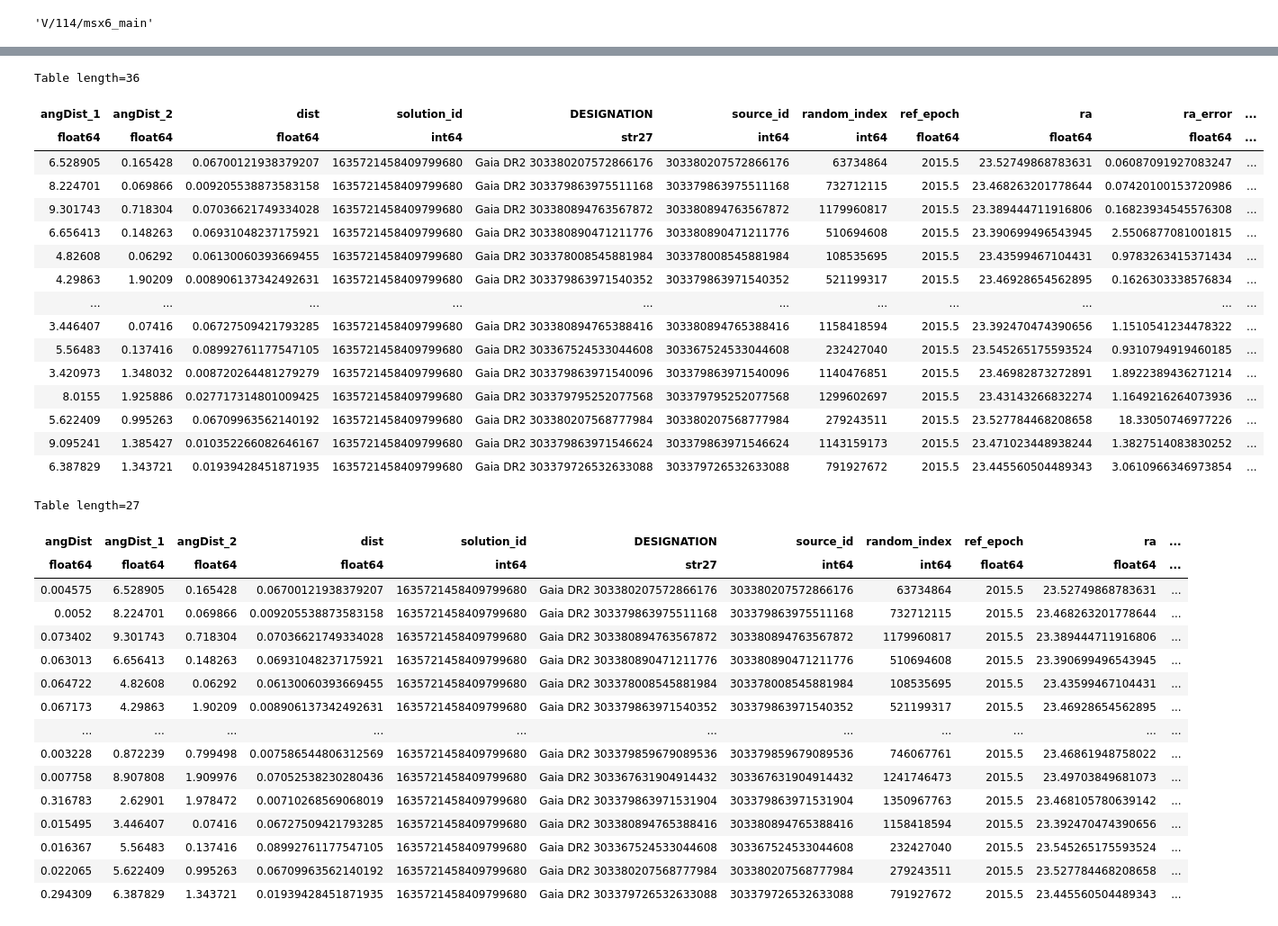
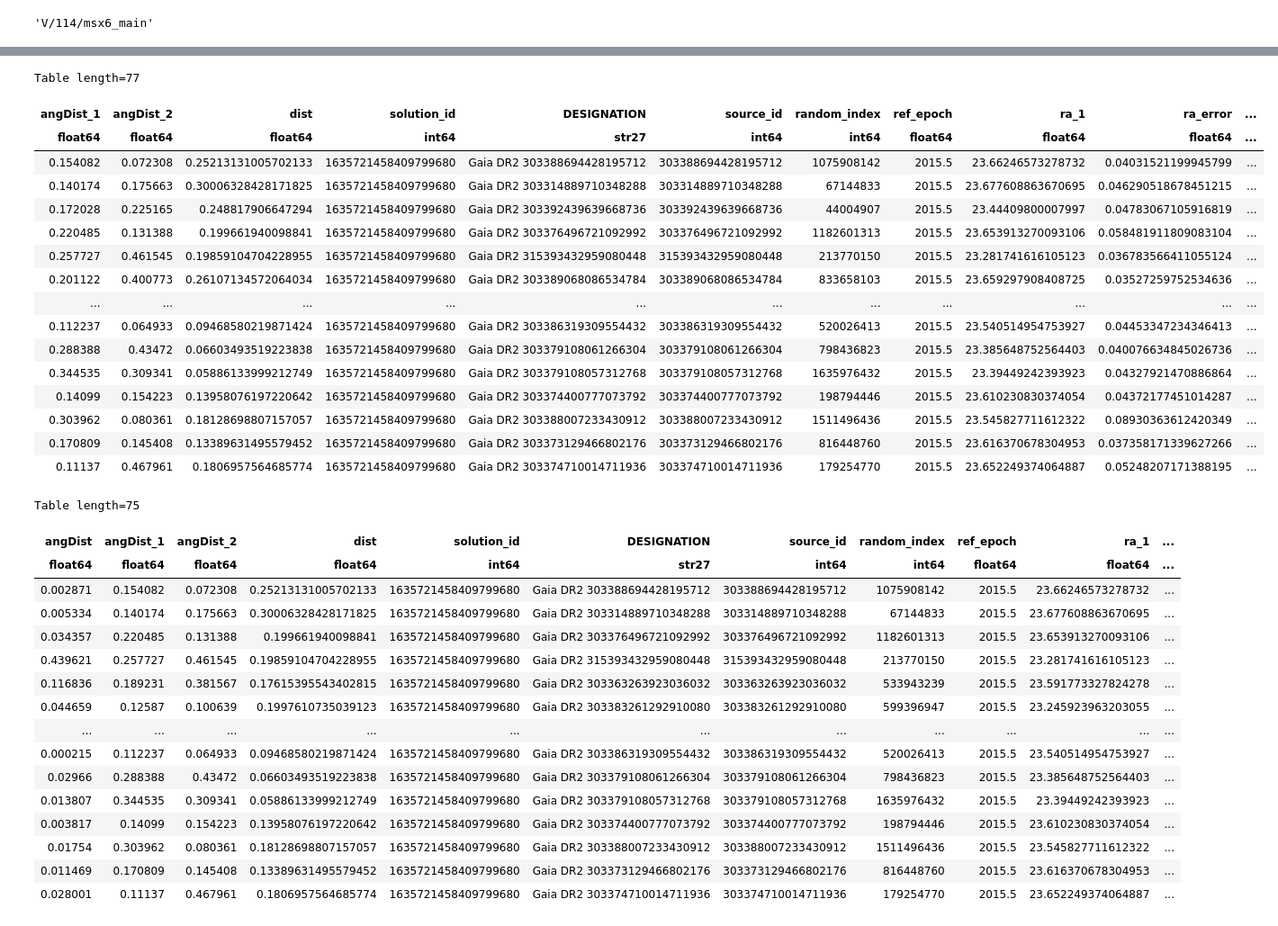
Before and after one commit to AstroTaffer/MEN-681301-OAM, a Jupyter notebook: zwicky1.ipynb, the cells around one changed output, grey strips where cells are left out. Shown at 90% size. Saved outputs shown, nothing was run; the diff lists cells and outputs as text; code cells hidden in the pictures.

```diff
--- a/zwicky1.ipynb
+++ b/zwicky1.ipynb
@@ -14,9 +14,8 @@ rcParams['mathtext.fontset'] = 'cm'
 plt.rc('axes', unicode_minus=False)
 # %%
 coord = SkyCoord("01h33m50.8965749232s +30d39m36.630403128s", frame='icrs')
-width = u.Quantity(10, u.arcmin)
-height = u.Quantity(10, u.arcmin)
-r = Gaia.query_object_async(coordinate=coord, width=width, height=height)
+width = u.Quantity(30, u.arcmin)
+r = Gaia.query_object_async(coordinate=coord, width=width, height=width)
 # %% [output]
 INFO: Query finished. [astroquery.utils.tap.core]
 # %%
@@ -91,6 +90,6 @@ cats[1]
 'V/114/msx6_main'
 # %%
 from astroquery.xmatch import XMatch
-match1 = XMatch.query(cat1=r, cat2=f'vizier:{cats[0]}', max_distance=2 * u.arcsec, colRA1='ra', colDec1='dec')
+match1 = XMatch.query(cat1=_100stars, cat2=f'vizier:{cats[0]}', max_distance=0.5 * u.arcsec, colRA1='ra', colDec1='dec')
 match1
 # %% [output]
@@ -115,44 +113,44 @@ Table length=872
 # %%
-match2 = XMatch.query(cat1=match1, cat2=f'vizier:{cats[1]}', max_distance=10 * u.arcsec, colRA1='ra', colDec1='dec')
+match2 = XMatch.query(cat1=match1, cat2=f'vizier:{cats[2]}', max_distance=0.5 * u.arcsec, colRA1='ra', colDec1='dec')
 match2
 # %% [output]
-Table length=36
+Table length=77
-| angDist_1 | angDist_2 | dist | solution_id | DESIGNATION | source_id | random_index | ref_epoch | ra | ra_error | ... |
+| angDist_1 | angDist_2 | dist | solution_id | DESIGNATION | source_id | random_index | ref_epoch | ra_1 | ra_error | ... |
 | float64 | float64 | float64 | int64 | str27 | int64 | int64 | float64 | float64 | float64 | ... |
-| 6.528905 | 0.165428 | 0.06700121938379207 | 1635721458409799680 | Gaia DR2 303380207572866176 | 303380207572866176 | 63734864 | 2015.5 | 23.52749868783631 | 0.06087091927083247 | ... |
-| 8.224701 | 0.069866 | 0.009205538873583158 | 1635721458409799680 | Gaia DR2 303379863975511168 | 303379863975511168 | 732712115 | 2015.5 | 23.468263201778644 | 0.07420100153720986 | ... |
-| 9.301743 | 0.718304 | 0.07036621749334028 | 1635721458409799680 | Gaia DR2 303380894763567872 | 303380894763567872 | 1179960817 | 2015.5 | 23.389444711916806 | 0.16823934545576308 | ... |
-| 6.656413 | 0.148263 | 0.06931048237175921 | 1635721458409799680 | Gaia DR2 303380890471211776 | 303380890471211776 | 510694608 | 2015.5 | 23.390699496543945 | 2.5506877081001815 | ... |
-| 4.82608 | 0.06292 | 0.06130060393669455 | 1635721458409799680 | Gaia DR2 303378008545881984 | 303378008545881984 | 108535695 | 2015.5 | 23.43599467104431 | 0.9783263415371434 | ... |
-| 4.29863 | 1.90209 | 0.008906137342492631 | 1635721458409799680 | Gaia DR2 303379863971540352 | 303379863971540352 | 521199317 | 2015.5 | 23.46928654562895 | 0.1626303338576834 | ... |
+| 0.154082 | 0.072308 | 0.25213131005702133 | 1635721458409799680 | Gaia DR2 303388694428195712 | 303388694428195712 | 1075908142 | 2015.5 | 23.66246573278732 | 0.04031521199945799 | ... |
+| 0.140174 | 0.175663 | 0.30006328428171825 | 1635721458409799680 | Gaia DR2 303314889710348288 | 303314889710348288 | 67144833 | 2015.5 | 23.677608863670695 | 0.046290518678451215 | ... |
+| 0.172028 | 0.225165 | 0.248817906647294 | 1635721458409799680 | Gaia DR2 303392439639668736 | 303392439639668736 | 44004907 | 2015.5 | 23.44409800007997 | 0.04783067105916819 | ... |
+| 0.220485 | 0.131388 | 0.199661940098841 | 1635721458409799680 | Gaia DR2 303376496721092992 | 303376496721092992 | 1182601313 | 2015.5 | 23.653913270093106 | 0.058481911809083104 | ... |
+| 0.257727 | 0.461545 | 0.19859104704228955 | 1635721458409799680 | Gaia DR2 315393432959080448 | 315393432959080448 | 213770150 | 2015.5 | 23.281741616105123 | 0.036783566411055124 | ... |
+| 0.201122 | 0.400773 | 0.26107134572064034 | 1635721458409799680 | Gaia DR2 303389068086534784 | 303389068086534784 | 833658103 | 2015.5 | 23.659297908408725 | 0.03527259752534636 | ... |
 | ... | ... | ... | ... | ... | ... | ... | ... | ... | ... | ... |
-| 3.446407 | 0.07416 | 0.06727509421793285 | 1635721458409799680 | Gaia DR2 303380894765388416 | 303380894765388416 | 1158418594 | 2015.5 | 23.392470474390656 | 1.1510541234478322 | ... |
-| 5.56483 | 0.137416 | 0.08992761177547105 | 1635721458409799680 | Gaia DR2 303367524533044608 | 303367524533044608 | 232427040 | 2015.5 | 23.545265175593524 | 0.9310794919460185 | ... |
-| 3.420973 | 1.348032 | 0.008720264481279279 | 1635721458409799680 | Gaia DR2 303379863971540096 | 303379863971540096 | 1140476851 | 2015.5 | 23.46982873272891 | 1.8922389436271214 | ... |
-| 8.0155 | 1.925886 | 0.027717314801009425 | 1635721458409799680 | Gaia DR2 303379795252077568 | 303379795252077568 | 1299602697 | 2015.5 | 23.43143266832274 | 1.1649216264073936 | ... |
-| 5.622409 | 0.995263 | 0.06709963562140192 | 1635721458409799680 | Gaia DR2 303380207568777984 | 303380207568777984 | 279243511 | 2015.5 | 23.527784468208658 | 18.33050746977226 | ... |
-| 9.095241 | 1.385427 | 0.010352266082646167 | 1635721458409799680 | Gaia DR2 303379863971546624 | 303379863971546624 | 1143159173 | 2015.5 | 23.471023448938244 | 1.3827514083830252 | ... |
-| 6.387829 | 1.343721 | 0.01939428451871935 | 1635721458409799680 | Gaia DR2 303379726532633088 | 303379726532633088 | 791927672 | 2015.5 | 23.445560504489343 | 3.0610966346973854 | ... |
+| 0.112237 | 0.064933 | 0.09468580219871424 | 1635721458409799680 | Gaia DR2 303386319309554432 | 303386319309554432 | 520026413 | 2015.5 | 23.540514954753927 | 0.04453347234346413 | ... |
+| 0.288388 | 0.43472 | 0.06603493519223838 | 1635721458409799680 | Gaia DR2 303379108061266304 | 303379108061266304 | 798436823 | 2015.5 | 23.385648752564403 | 0.040076634845026736 | ... |
+| 0.344535 | 0.309341 | 0.05886133999212749 | 1635721458409799680 | Gaia DR2 303379108057312768 | 303379108057312768 | 1635976432 | 2015.5 | 23.39449242393923 | 0.04327921470886864 | ... |
+| 0.14099 | 0.154223 | 0.13958076197220642 | 1635721458409799680 | Gaia DR2 303374400777073792 | 303374400777073792 | 198794446 | 2015.5 | 23.610230830374054 | 0.04372177451014287 | ... |
+| 0.303962 | 0.080361 | 0.18128698807157057 | 1635721458409799680 | Gaia DR2 303388007233430912 | 303388007233430912 | 1511496436 | 2015.5 | 23.545827711612322 | 0.08930363612420349 | ... |
+| 0.170809 | 0.145408 | 0.13389631495579452 | 1635721458409799680 | Gaia DR2 303373129466802176 | 303373129466802176 | 816448760 | 2015.5 | 23.616370678304953 | 0.037358171339627266 | ... |
+| 0.11137 | 0.467961 | 0.1806957564685774 | 1635721458409799680 | Gaia DR2 303374710014711936 | 303374710014711936 | 179254770 | 2015.5 | 23.652249374064887 | 0.05248207171388195 | ... |
 # %%
-match3 = XMatch.query(cat1=match2, cat2=f'vizier:{cats[3]}', max_distance=0.5 * u.arcsec, colRA1='ra', colDec1='dec')
+match3 = XMatch.query(cat1=match2, cat2=f'vizier:{cats[3]}', max_distance=0.5 * u.arcsec, colRA1='ra_1', colDec1='dec_1')
 match3
 # %% [output]
-Table length=27
+Table length=75
-| angDist | angDist_1 | angDist_2 | dist | solution_id | DESIGNATION | source_id | random_index | ref_epoch | ra | ... |
+| angDist | angDist_1 | angDist_2 | dist | solution_id | DESIGNATION | source_id | random_index | ref_epoch | ra_1 | ... |
 | float64 | float64 | float64 | float64 | int64 | str27 | int64 | int64 | float64 | float64 | ... |
-| 0.004575 | 6.528905 | 0.165428 | 0.06700121938379207 | 1635721458409799680 | Gaia DR2 303380207572866176 | 303380207572866176 | 63734864 | 2015.5 | 23.52749868783631 | ... |
-| 0.0052 | 8.224701 | 0.069866 | 0.009205538873583158 | 1635721458409799680 | Gaia DR2 303379863975511168 | 303379863975511168 | 732712115 | 2015.5 | 23.468263201778644 | ... |
-| 0.073402 | 9.301743 | 0.718304 | 0.07036621749334028 | 1635721458409799680 | Gaia DR2 303380894763567872 | 303380894763567872 | 1179960817 | 2015.5 | 23.389444711916806 | ... |
-| 0.063013 | 6.656413 | 0.148263 | 0.06931048237175921 | 1635721458409799680 | Gaia DR2 303380890471211776 | 303380890471211776 | 510694608 | 2015.5 | 23.390699496543945 | ... |
-| 0.064722 | 4.82608 | 0.06292 | 0.06130060393669455 | 1635721458409799680 | Gaia DR2 303378008545881984 | 303378008545881984 | 108535695 | 2015.5 | 23.43599467104431 | ... |
-| 0.067173 | 4.29863 | 1.90209 | 0.008906137342492631 | 1635721458409799680 | Gaia DR2 303379863971540352 | 303379863971540352 | 521199317 | 2015.5 | 23.46928654562895 | ... |
+| 0.002871 | 0.154082 | 0.072308 | 0.25213131005702133 | 1635721458409799680 | Gaia DR2 303388694428195712 | 303388694428195712 | 1075908142 | 2015.5 | 23.66246573278732 | ... |
+| 0.005334 | 0.140174 | 0.175663 | 0.30006328428171825 | 1635721458409799680 | Gaia DR2 303314889710348288 | 303314889710348288 | 67144833 | 2015.5 | 23.677608863670695 | ... |
+| 0.034357 | 0.220485 | 0.131388 | 0.199661940098841 | 1635721458409799680 | Gaia DR2 303376496721092992 | 303376496721092992 | 1182601313 | 2015.5 | 23.653913270093106 | ... |
+| 0.439621 | 0.257727 | 0.461545 | 0.19859104704228955 | 1635721458409799680 | Gaia DR2 315393432959080448 | 315393432959080448 | 213770150 | 2015.5 | 23.281741616105123 | ... |
+| 0.116836 | 0.189231 | 0.381567 | 0.17615395543402815 | 1635721458409799680 | Gaia DR2 303363263923036032 | 303363263923036032 | 533943239 | 2015.5 | 23.591773327824278 | ... |
+| 0.044659 | 0.12587 | 0.100639 | 0.1997610735039123 | 1635721458409799680 | Gaia DR2 303383261292910080 | 303383261292910080 | 599396947 | 2015.5 | 23.245923963203055 | ... |
 | ... | ... | ... | ... | ... | ... | ... | ... | ... | ... | ... |
-| 0.003228 | 0.872239 | 0.799498 | 0.007586544806312569 | 1635721458409799680 | Gaia DR2 303379859679089536 | 303379859679089536 | 746067761 | 2015.5 | 23.46861948758022 | ... |
-| 0.007758 | 8.907808 | 1.909976 | 0.07052538230280436 | 1635721458409799680 | Gaia DR2 303367631904914432 | 303367631904914432 | 1241746473 | 2015.5 | 23.49703849681073 | ... |
-| 0.316783 | 2.62901 | 1.978472 | 0.00710268569068019 | 1635721458409799680 | Gaia DR2 303379863971531904 | 303379863971531904 | 1350967763 | 2015.5 | 23.468105780639142 | ... |
-| 0.015495 | 3.446407 | 0.07416 | 0.06727509421793285 | 1635721458409799680 | Gaia DR2 303380894765388416 | 303380894765388416 | 1158418594 | 2015.5 | 23.392470474390656 | ... |
-| 0.016367 | 5.56483 | 0.137416 | 0.08992761177547105 | 1635721458409799680 | Gaia DR2 303367524533044608 | 303367524533044608 | 232427040 | 2015.5 | 23.545265175593524 | ... |
-| 0.022065 | 5.622409 | 0.995263 | 0.06709963562140192 | 1635721458409799680 | Gaia DR2 303380207568777984 | 303380207568777984 | 279243511 | 2015.5 | 23.527784468208658 | ... |
-| 0.294309 | 6.387829 | 1.343721 | 0.01939428451871935 | 1635721458409799680 | Gaia DR2 303379726532633088 | 303379726532633088 | 791927672 | 2015.5 | 23.445560504489343 | ... |
+| 0.000215 | 0.112237 | 0.064933 | 0.09468580219871424 | 1635721458409799680 | Gaia DR2 303386319309554432 | 303386319309554432 | 520026413 | 2015.5 | 23.540514954753927 | ... |
+| 0.02966 | 0.288388 | 0.43472 | 0.06603493519223838 | 1635721458409799680 | Gaia DR2 303379108061266304 | 303379108061266304 | 798436823 | 2015.5 | 23.385648752564403 | ... |
+| 0.013807 | 0.344535 | 0.309341 | 0.05886133999212749 | 1635721458409799680 | Gaia DR2 303379108057312768 | 303379108057312768 | 1635976432 | 2015.5 | 23.39449242393923 | ... |
+| 0.003817 | 0.14099 | 0.154223 | 0.13958076197220642 | 1635721458409799680 | Gaia DR2 303374400777073792 | 303374400777073792 | 198794446 | 2015.5 | 23.610230830374054 | ... |
+| 0.01754 | 0.303962 | 0.080361 | 0.18128698807157057 | 1635721458409799680 | Gaia DR2 303388007233430912 | 303388007233430912 | 1511496436 | 2015.5 | 23.545827711612322 | ... |
+| 0.011469 | 0.170809 | 0.145408 | 0.13389631495579452 | 1635721458409799680 | Gaia DR2 303373129466802176 | 303373129466802176 | 816448760 | 2015.5 | 23.616370678304953 | ... |
+| 0.028001 | 0.11137 | 0.467961 | 0.1806957564685774 | 1635721458409799680 | Gaia DR2 303374710014711936 | 303374710014711936 | 179254770 | 2015.5 | 23.652249374064887 | ... |
 # %%
 from astropy.table import QTable
```
Also changed, not shown: parts of 9 cells of this notebook.
